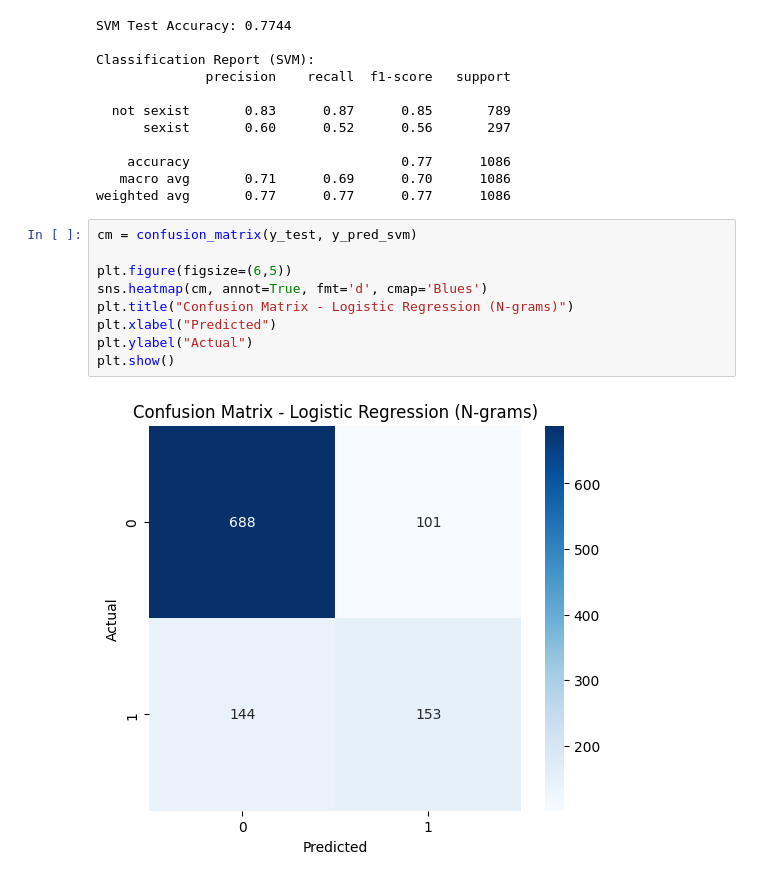
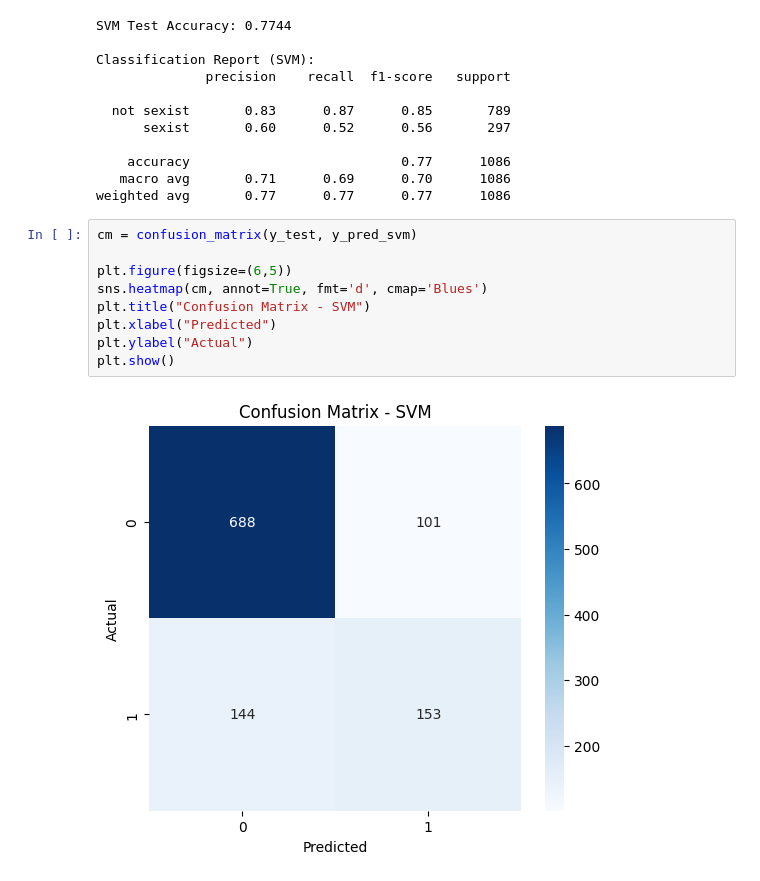
Before and after one commit to Markechy/Data-Science-Final-Project, a Jupyter notebook: final_project.ipynb, the cells around one changed output. Drawn from its saved outputs; the diff is of its cells as text.

```diff
--- a/final_project.ipynb
+++ b/final_project.ipynb
@@ -364,11 +364,11 @@ weighted avg       0.77      0.77      0.77      1086
 # %%
 cm = confusion_matrix(y_test, y_pred_svm)
 
 plt.figure(figsize=(6,5))
 sns.heatmap(cm, annot=True, fmt='d', cmap='Blues')
-plt.title("Confusion Matrix - Logistic Regression (N-grams)")
+plt.title("Confusion Matrix - SVM")
 plt.xlabel("Predicted")
 plt.ylabel("Actual")
 plt.show()
 # %% [output]
-[figure, old version]
+[figure, new version]
```
